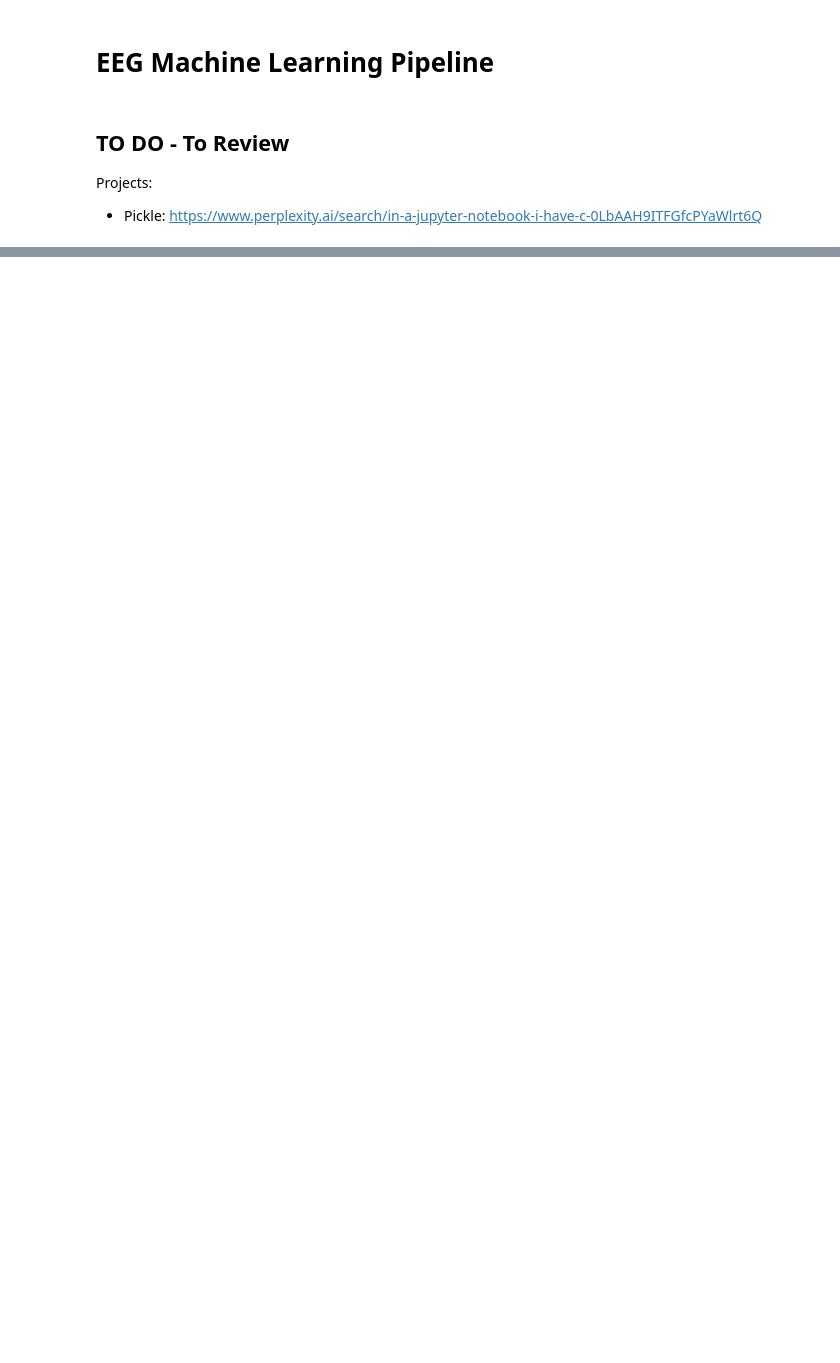
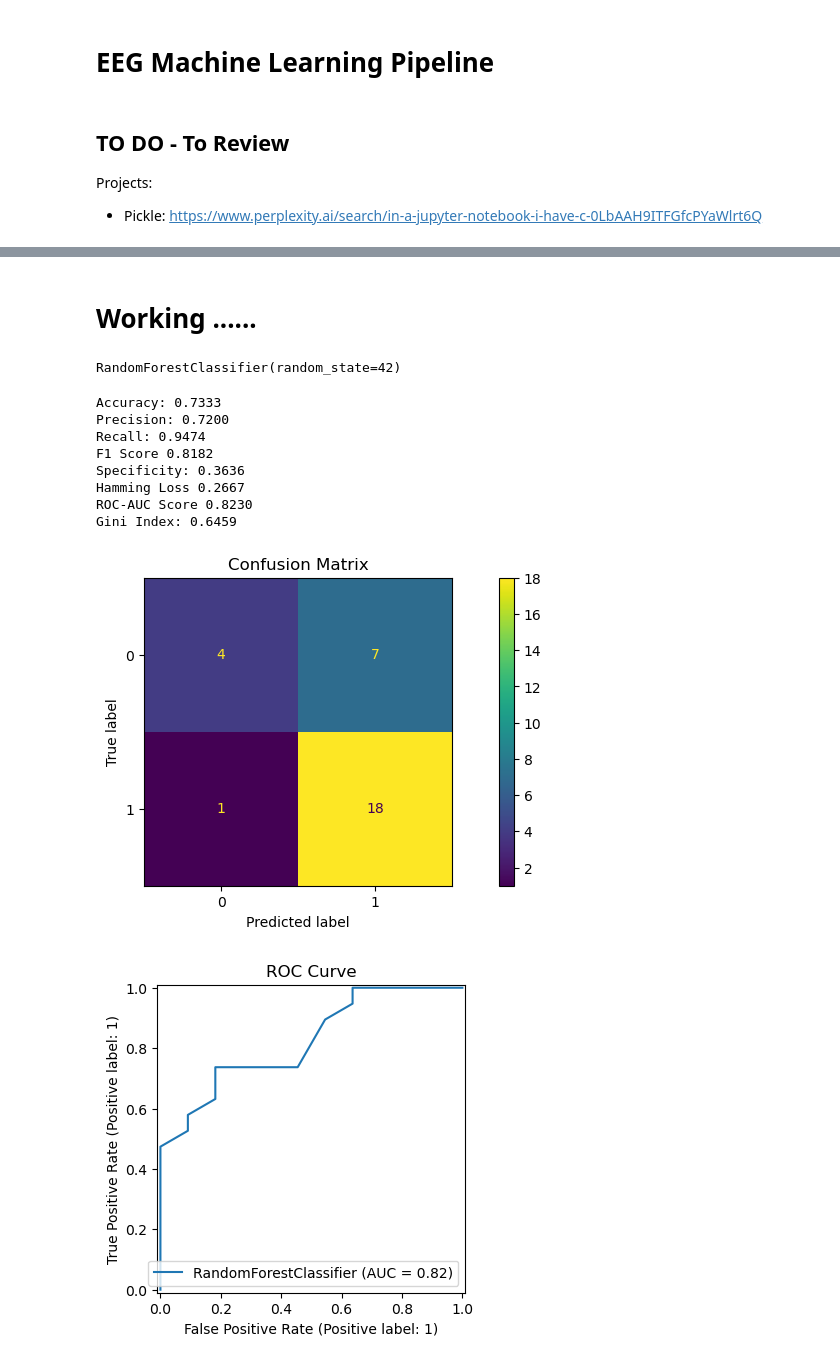
Before and after one commit to StuartG24/EEG_ML_Pipeline, a Jupyter notebook: Notebooks/1_ML_Pipeline_v1.ipynb, the cells around one changed output, grey strips where cells are left out. Cells and saved outputs as stored; diff of their text form; code cells hidden in the pictures; blank space fills up the shorter version.

Commit message:
First draft Random Forest

```diff
--- a/Notebooks/1_ML_Pipeline_v1.ipynb
+++ b/Notebooks/1_ML_Pipeline_v1.ipynb
@@ -63,0 +137,12 @@ DataFrame loaded: shape (149, 2248)
+# %%
+# Separate features (X) and target variable (y)
+targetName = "pd"
+featureNames = study_features_cleaned_df.columns[study_features_cleaned_df.columns != targetName]
+
+X = study_features_cleaned_df[featureNames]
+y = study_features_cleaned_df[targetName]
+
+# Split of training and testing data, 80:20
+X_train, X_test, y_train, y_test = train_test_split(X, y, test_size=0.2, random_state=42)
+
+del targetName, featureNames, X, y
@@ -63,0 +151,19 @@ DataFrame loaded: shape (149, 2248)
+# %%
+# Establish a transformation for categorical and numerical features
+numerical_features = X_train.select_dtypes(include=['int64', 'float64']).columns
+categorical_features = X_train.select_dtypes(include=['object', 'bool']).columns
+
+print(f'Numerics {len(numerical_features)} \n', numerical_features)
+print(f'Categoricals {len(categorical_features)} \n', categorical_features)
+
+transformations = [
+    ('cat', OneHotEncoder(drop='first', handle_unknown='infrequent_if_exist'), categorical_features),
+    ('num', RobustScaler(), numerical_features)
+]
+
+# Add to pipeline, and later add other actions such as dropping rows, imputing etc etc
+data_prep_pipeline = Pipeline([
+    #('imputer', SimpleImputer(strategy='mean')),
+    ('col_transform', ColumnTransformer(transformers=transformations))
+])
+data_prep_pipeline.fit(X_train)
@@ -63,0 +194,4 @@ DataFrame loaded: shape (149, 2248)
+# %%
+# Transform the separate datasets
+X_train_transformed = data_prep_pipeline.transform(X_train)
+X_test_transformed = data_prep_pipeline.transform(X_test)
@@ -63,0 +214,2 @@ DataFrame loaded: shape (149, 2248)
+# %% [markdown]
+# Working ......
@@ -63,0 +263,23 @@ DataFrame loaded: shape (149, 2248)
+# %%
+model = RandomForestClassifier(random_state=42)
+model.fit(X_train_transformed, y_train)
+# %% [output]
+RandomForestClassifier(random_state=42)
+# %%
+# Show the results
+
+
+# Get the Best Model & Calculate Predicted Y and Evaluate
+y_pred = model.predict(X_test_transformed)
+classification_metrics(model, X_test_transformed, y_test, y_pred)
+# %% [output]
+Accuracy: 0.7333
+Precision: 0.7200
+Recall: 0.9474
+F1 Score 0.8182
+Specificity: 0.3636
+Hamming Loss 0.2667
+ROC-AUC Score 0.8230
+Gini Index: 0.6459
+[figure, added]
+[figure, added]
```
Also changed, not shown: parts of 20 cells of this notebook, 1 other file.
